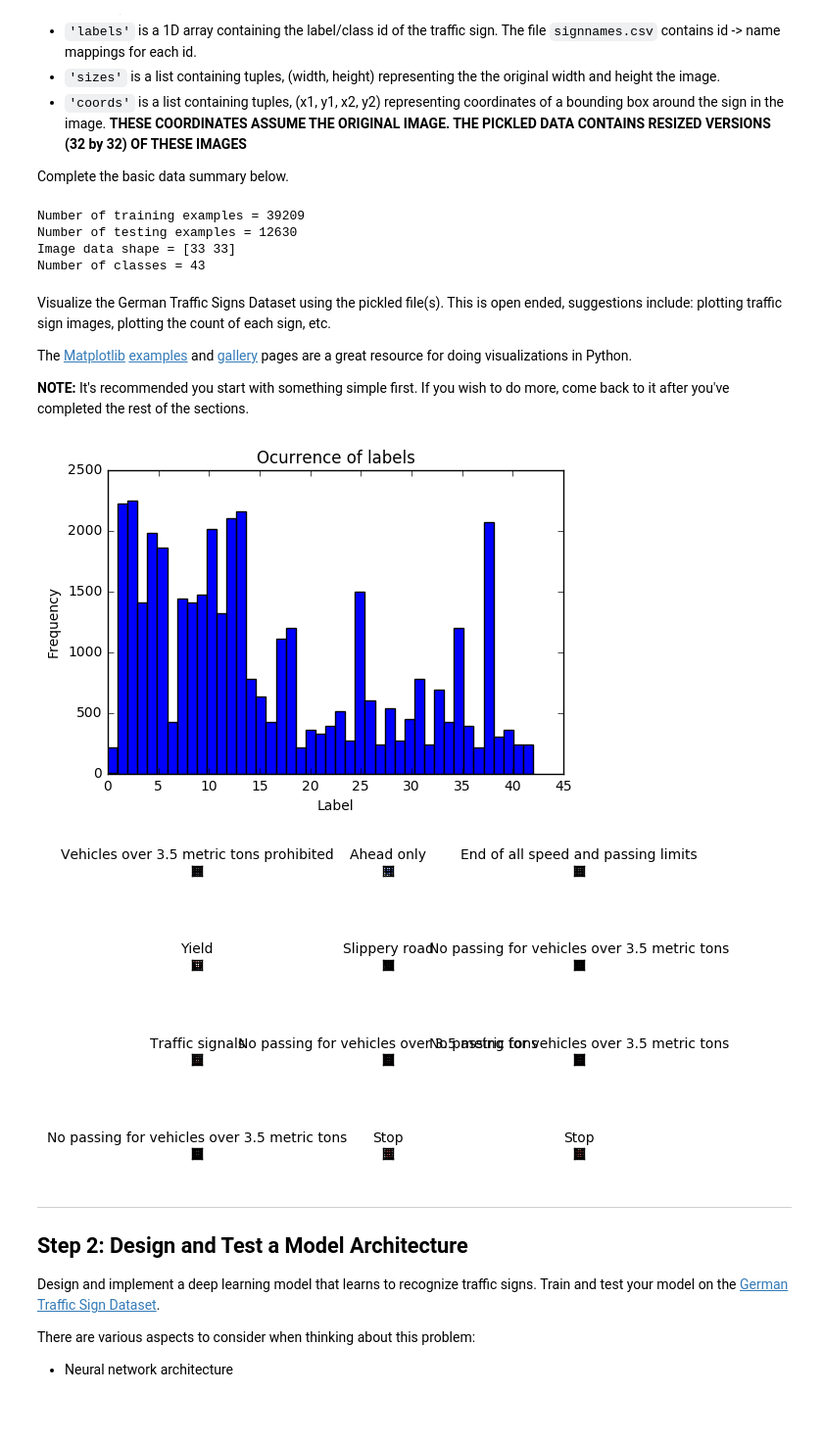
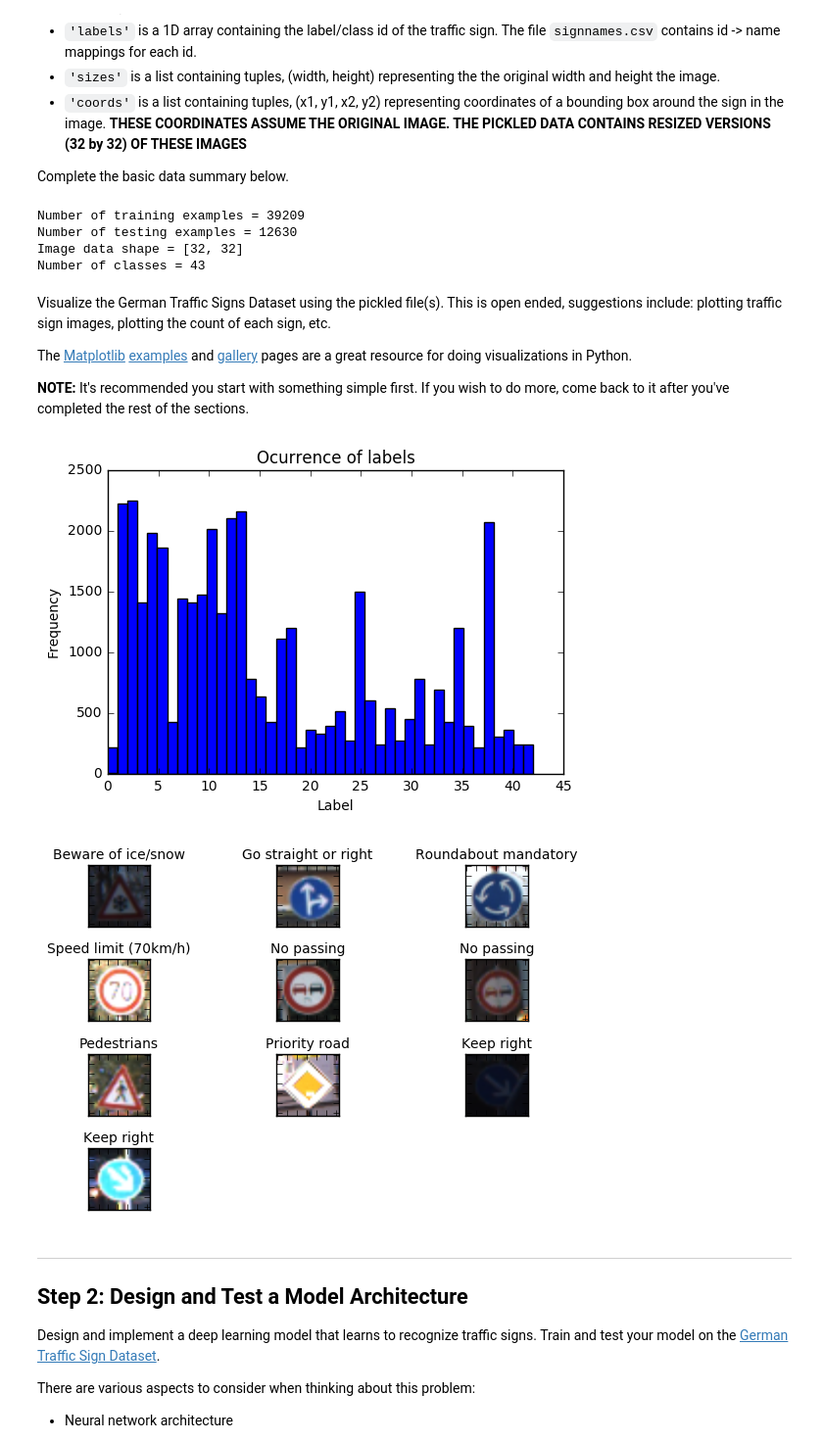
Before and after one commit to KiqueGar/CarND-Traffic-Sign-Classifier-Project, a Jupyter notebook: Traffic_Sign_Classifier.ipynb, the cells around one changed output. Shown: that part at 98% size. Saved outputs shown, nothing was run; the diff lists cells and outputs as text; code cells hidden in the pictures; blank space fills up the shorter version.

Commit message:
Working training
-Corrects training and evaluation sets
-Adds mini batch to overfit training set
-Neural networks now train
-Adding dummy_images for monitoring normalization

```diff
--- a/Traffic_Sign_Classifier.ipynb
+++ b/Traffic_Sign_Classifier.ipynb
@@ -62,7 +62,7 @@ n_train = len(X_train)
 n_test = len(X_test)
 
 # TODO: What's the shape of an traffic sign image?
-image_shape = train['sizes'][random.randrange(len(X_train))]
+image_shape = [len(X_train[0]),len(X_train[0][0])]
 
 # TODO: How many unique classes/labels there are in the dataset.
 n_classes = 43
@@ -74,7 +74,7 @@ print("Number of classes =", n_classes)
 # %% [output]
 Number of training examples = 39209
 Number of testing examples = 12630
-Image data shape = [33 33]
+Image data shape = [32, 32]
 Number of classes = 43
 # %% [markdown]
 Visualize the German Traffic Signs Dataset using the pickled file(s). This is open ended, suggestions include: plotting traffic sign images, plotting the count of each sign, etc.
@@ -96,35 +96,44 @@ plt.title("Ocurrence of labels")
 plt.xlabel("Label")
 plt.ylabel("Frequency")
 plt.show()
 # Visualizations will be shown in the notebook.
 %matplotlib inline
 
 def read_label_names(filename):
     with open(filename, newline='', encoding="utf8") as csvfile:
         spamreader = csv.reader(csvfile)
         vals = [x[1] for x in spamreader][1:]
         return vals
 label_names = read_label_names('signnames.csv')
 
+
 def show_samples(n_samples, images, labels, randomize = False):
     # Show a random sign with its label
     for sample_n in range(n_samples):
         if randomize:
             n = random.randint(0, len(images))
         else:
             n = sample_n
         ax = plt.subplot(np.ceil(n_samples/3),3,sample_n+1)
         ax.set_title(label_names[labels[n]], fontsize=10)
         ax.imshow(images[n])
         ax.set_yticklabels([])
         ax.set_xticklabels([])
     plt.tight_layout()
     plt.show()
 
-show_samples(12, X_train, y_train, randomize = True)
+    #pick 12 random images for test
+dummy_images=[]
+dummy_labels=[]
+for i in range(12):
+    index=np.random.randint(0,len(X_train))
+    dummy_images.append(X_train[index])
+    dummy_labels.append(y_train[index])
+
+show_samples(10, dummy_images, dummy_labels, randomize = False)
 # %% [output]
 [figure]
-[figure, old version]
+[figure, new version]
 # %% [markdown]
 ----
 
```
Also changed, not shown: parts of 8 cells of this notebook.
